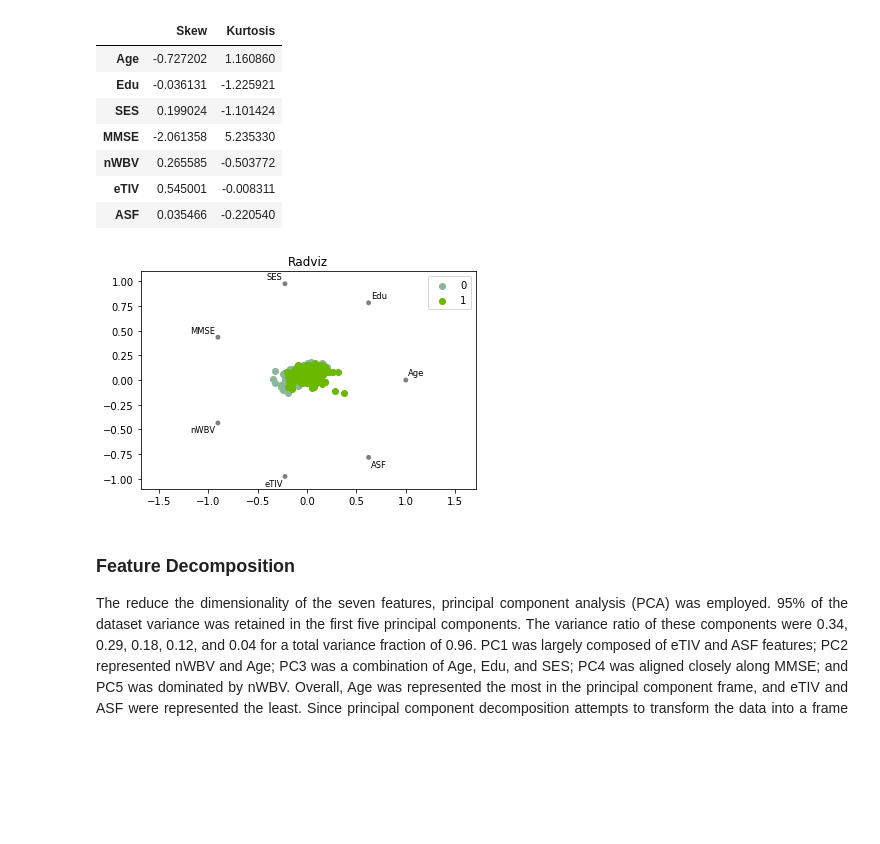
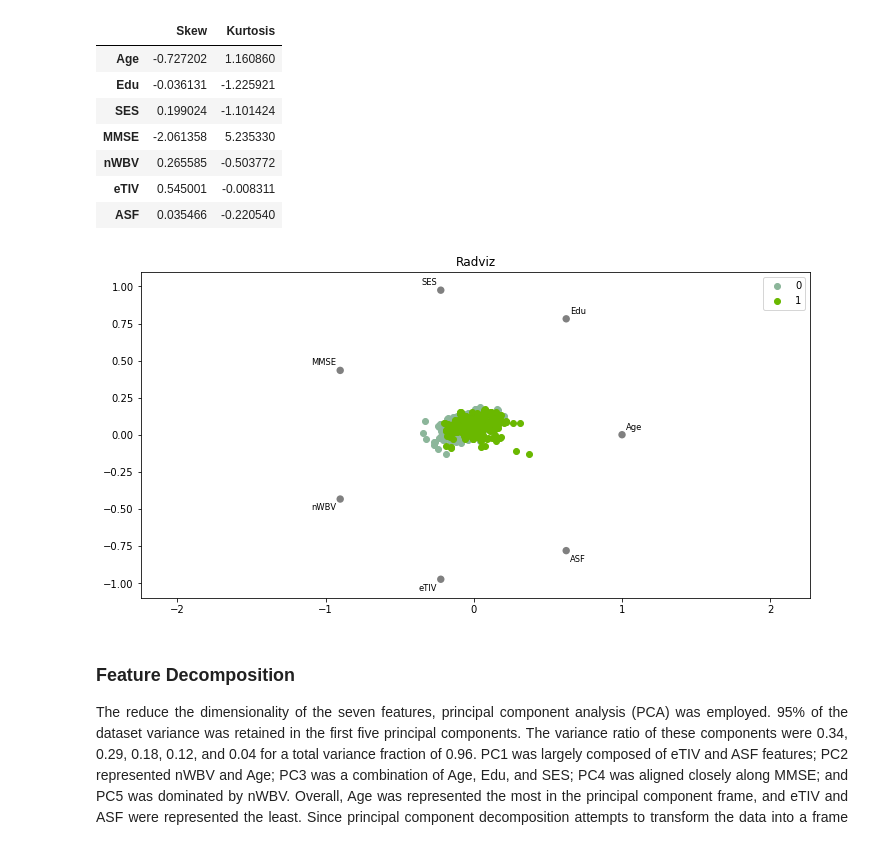
Before and after one commit to markcapece/dementia, a Jupyter notebook: Dementia.ipynb, the cells around one changed output. Cells and saved outputs as stored; diff of their text form; code cells hidden in the pictures; blank space fills up the shorter version.

```diff
--- a/Dementia.ipynb
+++ b/Dementia.ipynb
@@ -196,11 +195,12 @@ analysis.skew_and_kurtosis()
 | ASF | 0.035466 | -0.220540 |
 # %%
 # Plot higher-dimensional representation of features as Radviz
+plt.figure(figsize=(12, 6))
 pd.plotting.radviz(data[features + targets], targets[0])
 plt.title('Radviz')
 plt.show()
 # %% [output]
-[figure, old version]
+[figure, new version]
 # %% [markdown]
 ### Feature Decomposition
 
```
Also changed, not shown: parts of 17 cells of this notebook.
